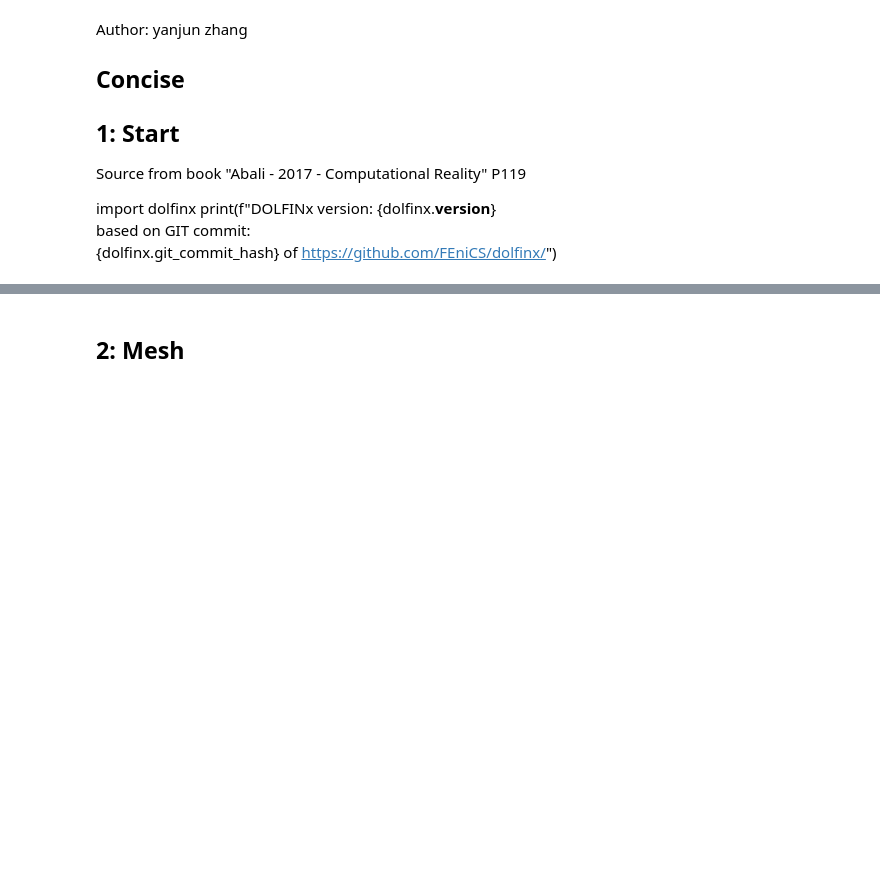
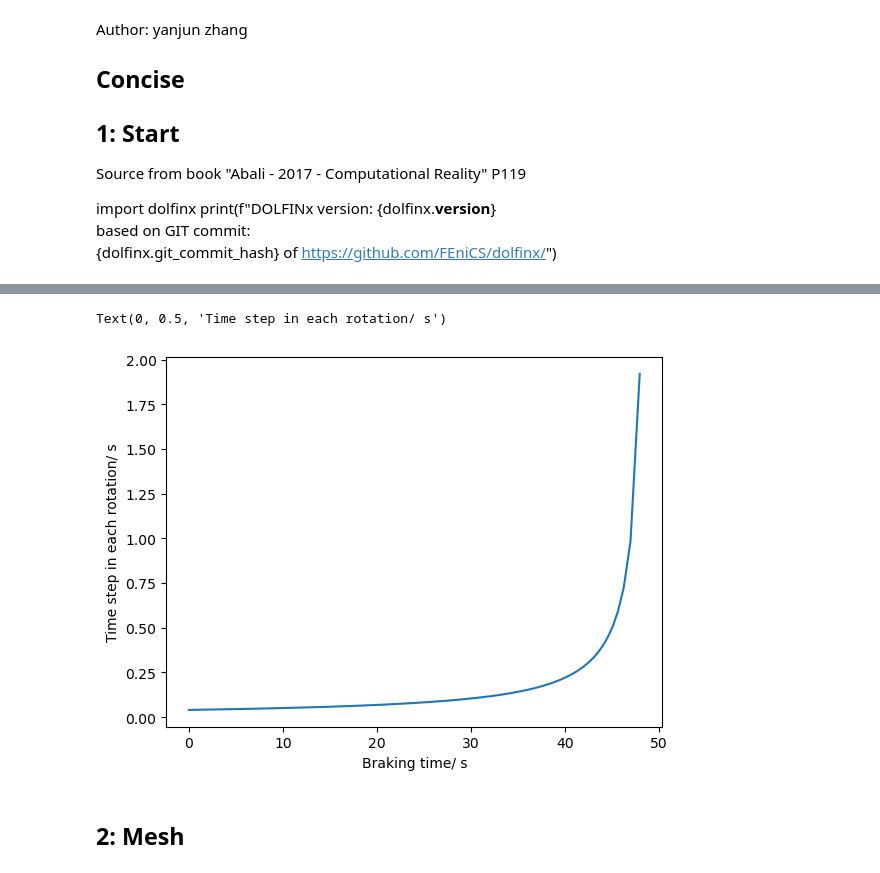
Before and after one commit to yanjun96/thermal_mechanics_fenicsx, a Jupyter notebook: therm/main_code_backward.ipynb, the cells around one changed output, grey strips where cells are left out. Cells and saved outputs as stored; diff of their text form; code cells hidden in the pictures; blank space fills up the shorter version.

```diff
--- a/therm/main_code_backward.ipynb
+++ b/therm/main_code_backward.ipynb
@@ -151,3 +160,16 @@ plt.plot(P)
+# %%
+
+t_s = []
+
+for i in range( len(dt) ):
+    t_s.append ( sum(dt[:i]) )
+
+plt.plot(t_s,dt)
+plt.xlabel('Braking time/ s')
+plt.ylabel('Time step in each rotation/ s')
+# %% [output]
+Text(0, 0.5, 'Time step in each rotation/ s')
+[figure, added]
 # %%
 from disc_f import *
 # %% [markdown]
```
Also changed, not shown: parts of 2 cells of this notebook.
